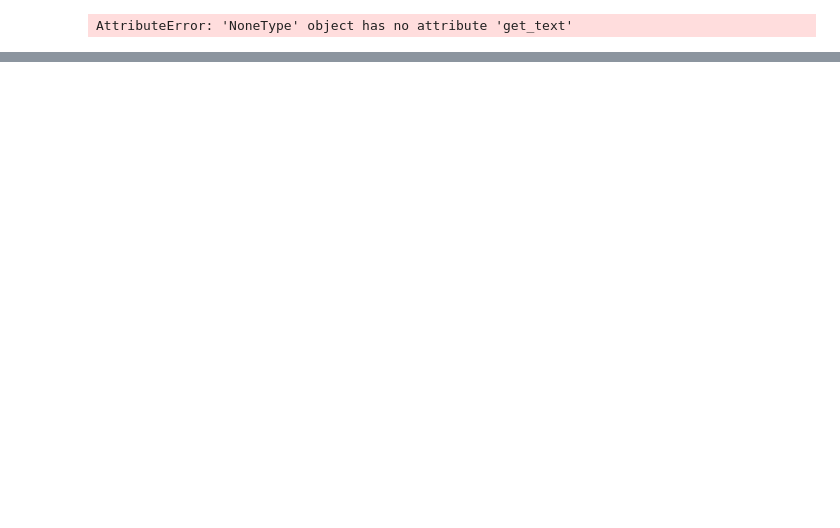
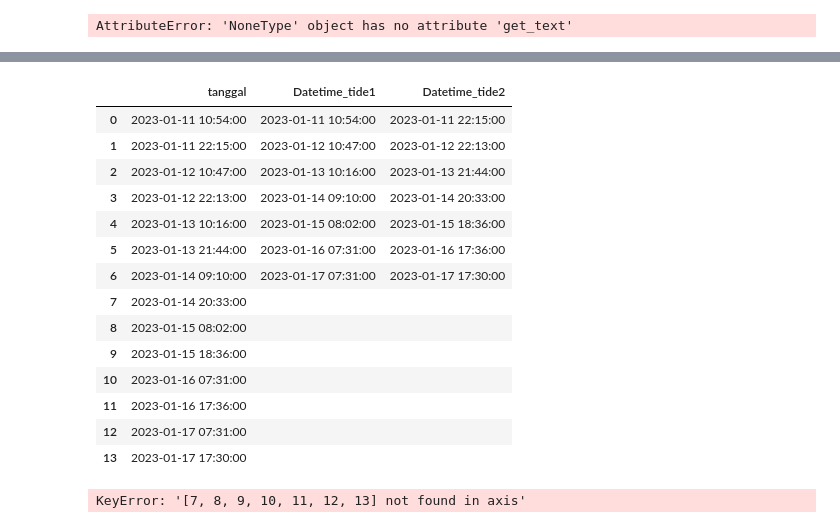
Before and after one commit to ferdiansyahz/DataScience_Discuss, a Jupyter notebook: Parsing_Test_test/parsing_weather_tides_testing_3.ipynb, the cells around one changed output, grey strips where cells are left out. Saved outputs shown, nothing was run; the diff lists cells and outputs as text; code cells hidden in the pictures; blank space fills up the shorter version.

```diff
--- a/Parsing_Test_test/parsing_weather_tides_testing_3.ipynb
+++ b/Parsing_Test_test/parsing_weather_tides_testing_3.ipynb
@@ -169,0 +355,24 @@ display(df_02)
+# %%
+
+df_01['tanggal'] = ''
+display(df_01)
+
+i = 0
+j = 0
+k = 1
+
+while i <= 13:
+    df_01.loc[i, 'tanggal'] = df_01.iloc[j,0] + ' ' + df_01.iloc[k,0]
+    i += 1
+    j += 2
+    k += 2
+'''df_01.loc[0, 'tanggal'] = df_01.iloc[0,0] + ' ' + df_01.iloc[1,0]
+df_01.loc[1, 'tanggal'] = df_01.iloc[2,0] + ' ' + df_01.iloc[3,0]
+df_01.loc[2, 'tanggal'] = df_01.iloc[4,0] + ' ' + df_01.iloc[5,0]'''
+
+df_01 = df_01.drop(df_01.columns[[0]], axis=1)
+df_01 = df_01.drop(labels = [14,15,16,17,18,19,20,21,22,23,24,25,26,27], axis = 0)
+df_01.index = range(len(df_01))
+display(df_01)
+#df_01.iloc['tanggal'] = pd.to_datetime(df_01['tanggal'])
+#display(df_01)
@@ -169,0 +412,3 @@ display(df_02)
+# %%
+df_01['tanggal'] = pd.to_datetime(df_01['tanggal'])
+display(df_01)
@@ -169,0 +450,39 @@ display(df_02)
+# %%
+df_01['Datetime_tide1'] = ''
+df_01['Datetime_tide2'] = ''
+
+x = 0
+y = 0
+z = 1
+while x <= 6:
+    df_01.loc[x, 'Datetime_tide1'] = df_01.iloc[y,0]
+    df_01.loc[x, 'Datetime_tide2'] = df_01.iloc[z,0]
+    x += 1
+    y += 2
+    z += 2
+
+
+display(df_01)
+# %% [output]
+|  | tanggal | Datetime_tide1 | Datetime_tide2 |
+| 0 | 2023-01-11 10:54:00 | 2023-01-11 10:54:00 | 2023-01-11 22:15:00 |
+| 1 | 2023-01-11 22:15:00 | 2023-01-12 10:47:00 | 2023-01-12 22:13:00 |
+| 2 | 2023-01-12 10:47:00 | 2023-01-13 10:16:00 | 2023-01-13 21:44:00 |
+| 3 | 2023-01-12 22:13:00 | 2023-01-14 09:10:00 | 2023-01-14 20:33:00 |
+| 4 | 2023-01-13 10:16:00 | 2023-01-15 08:02:00 | 2023-01-15 18:36:00 |
+| 5 | 2023-01-13 21:44:00 | 2023-01-16 07:31:00 | 2023-01-16 17:36:00 |
+| 6 | 2023-01-14 09:10:00 | 2023-01-17 07:31:00 | 2023-01-17 17:30:00 |
+| 7 | 2023-01-14 20:33:00 |  |  |
+| 8 | 2023-01-15 08:02:00 |  |  |
+| 9 | 2023-01-15 18:36:00 |  |  |
+| 10 | 2023-01-16 07:31:00 |  |  |
+| 11 | 2023-01-16 17:36:00 |  |  |
+| 12 | 2023-01-17 07:31:00 |  |  |
+| 13 | 2023-01-17 17:30:00 |  |  |
+# %%
+df_01 = df_01.drop(df_01.columns[[0]], axis=1)
+df_01 = df_01.drop(labels = [7,8,9,10,11,12,13], axis = 0)
+df_01.index = range(len(df_01))
+display(df_01)
+# %% [output]
+KeyError: '[7, 8, 9, 10, 11, 12, 13] not found in axis'
```
Also changed, not shown: parts of 9 cells of this notebook.
